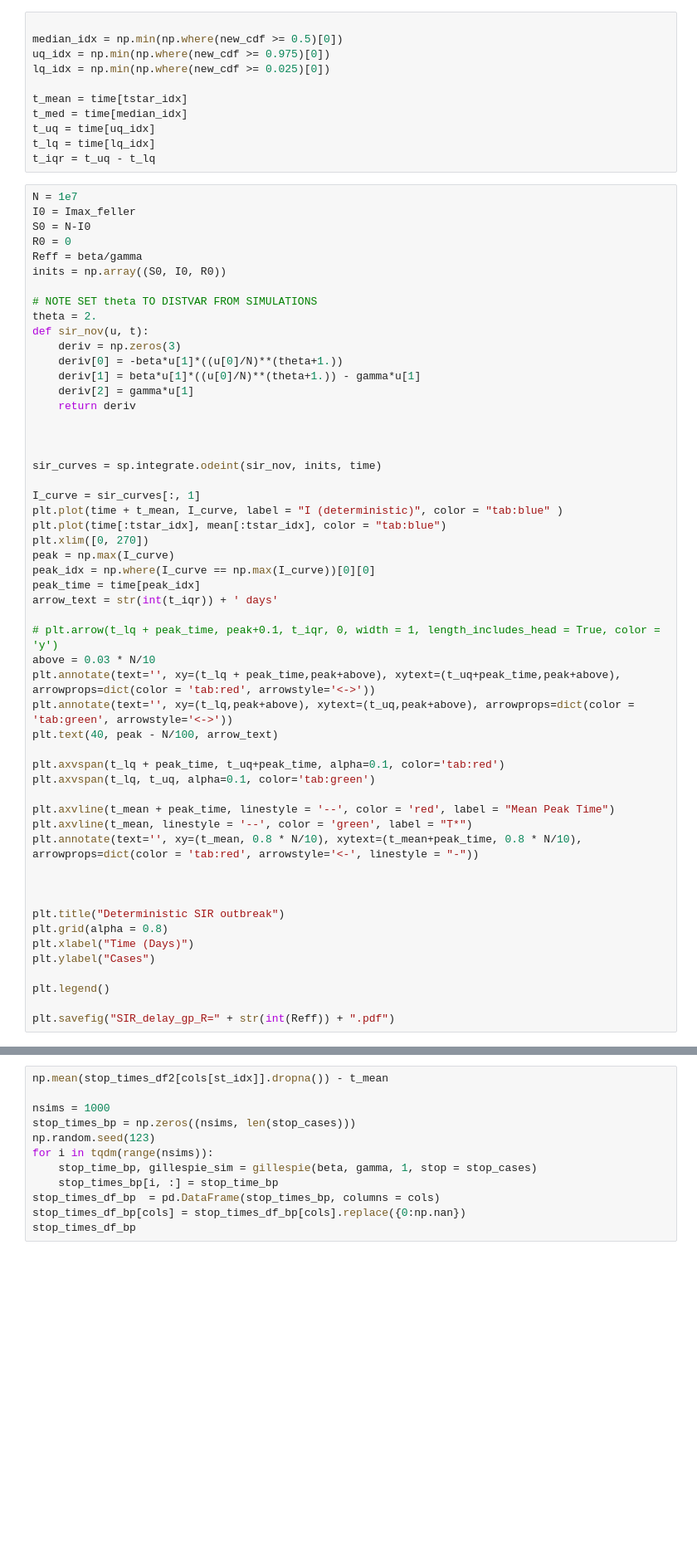
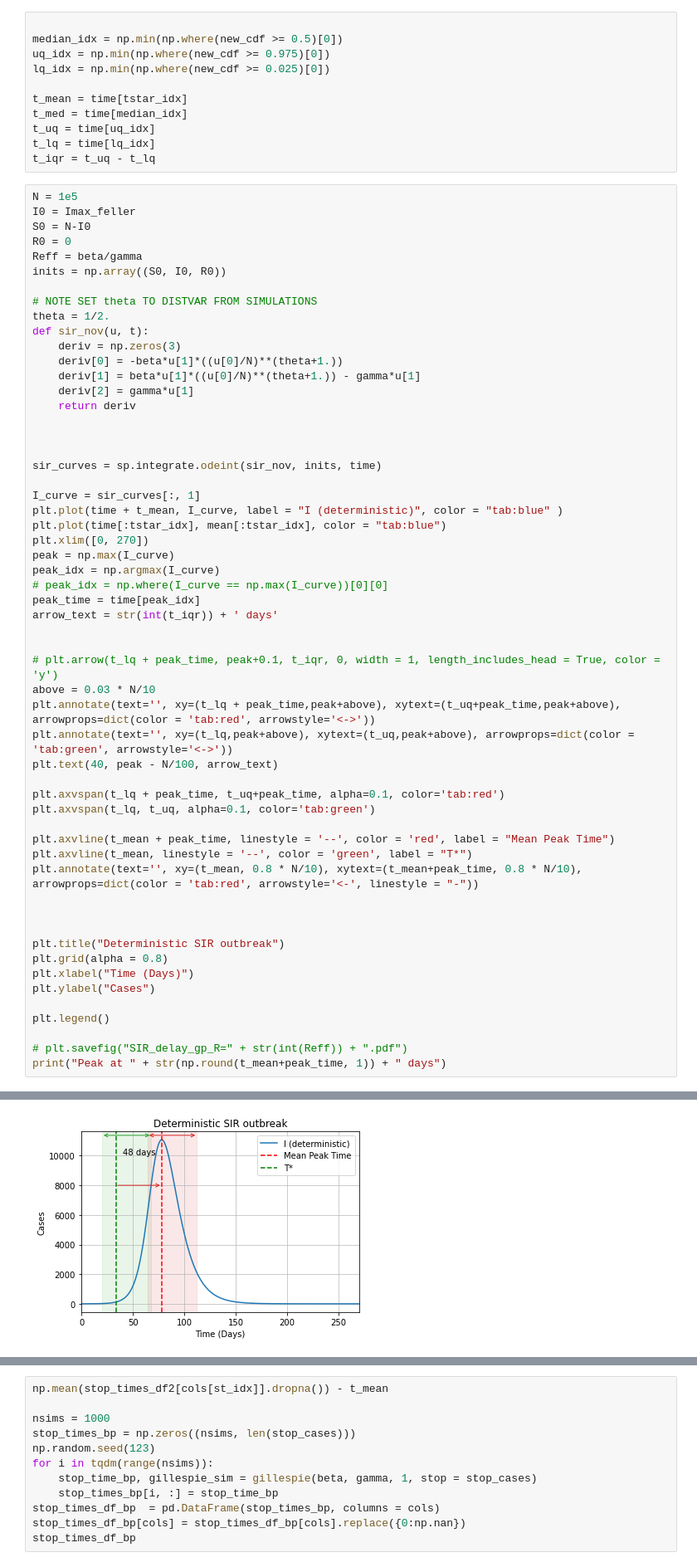
Before and after one commit to JCurran-Sebastian/FirstPassageTime_Branching, a Jupyter notebook: FirstPassageTime_Heterogeneous.ipynb, the cells around one changed output, grey strips where cells are left out. Shown at 83% size. Cells and saved outputs as stored; diff of their text form; blank space fills up the shorter version.

```diff
--- a/FirstPassageTime_Heterogeneous.ipynb
+++ b/FirstPassageTime_Heterogeneous.ipynb
@@ -394,7 +411,7 @@ t_uq = time[uq_idx]
 t_lq = time[lq_idx]
 t_iqr = t_uq - t_lq
 # %%
-N = 1e7
+N = 1e5
 I0 = Imax_feller
 S0 = N-I0
 R0 = 0
@@ -402,7 +419,7 @@ Reff = beta/gamma
 inits = np.array((S0, I0, R0))
 
 # NOTE SET theta TO DISTVAR FROM SIMULATIONS
-theta = 2.
+theta = 1/2.
 def sir_nov(u, t):
     deriv = np.zeros(3)
     deriv[0] = -beta*u[1]*((u[0]/N)**(theta+1.))
@@ -419,9 +436,11 @@ plt.plot(time + t_mean, I_curve, label = "I (deterministic)", color = "tab:blue"
 plt.plot(time[:tstar_idx], mean[:tstar_idx], color = "tab:blue")
 plt.xlim([0, 270])
 peak = np.max(I_curve)
-peak_idx = np.where(I_curve == np.max(I_curve))[0][0]
+peak_idx = np.argmax(I_curve)
+# peak_idx = np.where(I_curve == np.max(I_curve))[0][0]
 peak_time = time[peak_idx]
 arrow_text = str(int(t_iqr)) + ' days'
+
 
 # plt.arrow(t_lq + peak_time, peak+0.1, t_iqr, 0, width = 1, length_includes_head = True, color = 'y')
 above = 0.03 * N/10
@@ -445,5 +464,6 @@ plt.ylabel("Cases")
 
 plt.legend()
 
-plt.savefig("SIR_delay_gp_R=" + str(int(Reff)) + ".pdf")
+# plt.savefig("SIR_delay_gp_R=" + str(int(Reff)) + ".pdf")
+print("Peak at " + str(np.round(t_mean+peak_time, 1)) + " days")
 # %% [output]
@@ -450,0 +471 @@ NameError: name 'Imax_feller' is not defined
+[figure, added]
```
Also changed, not shown: parts of 7 cells of this notebook, 7 other files.
